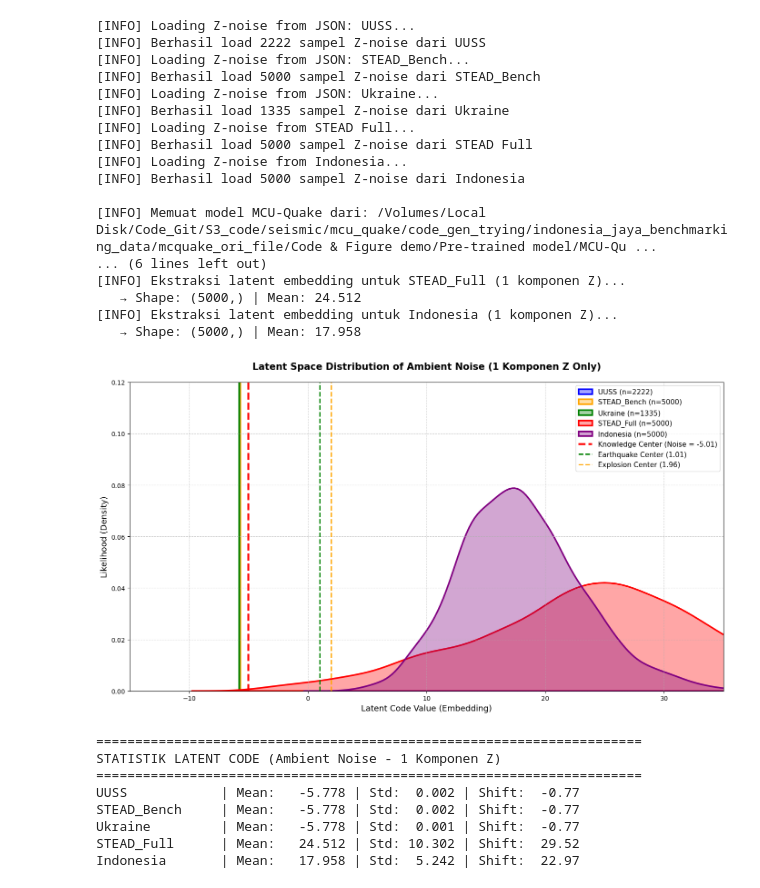
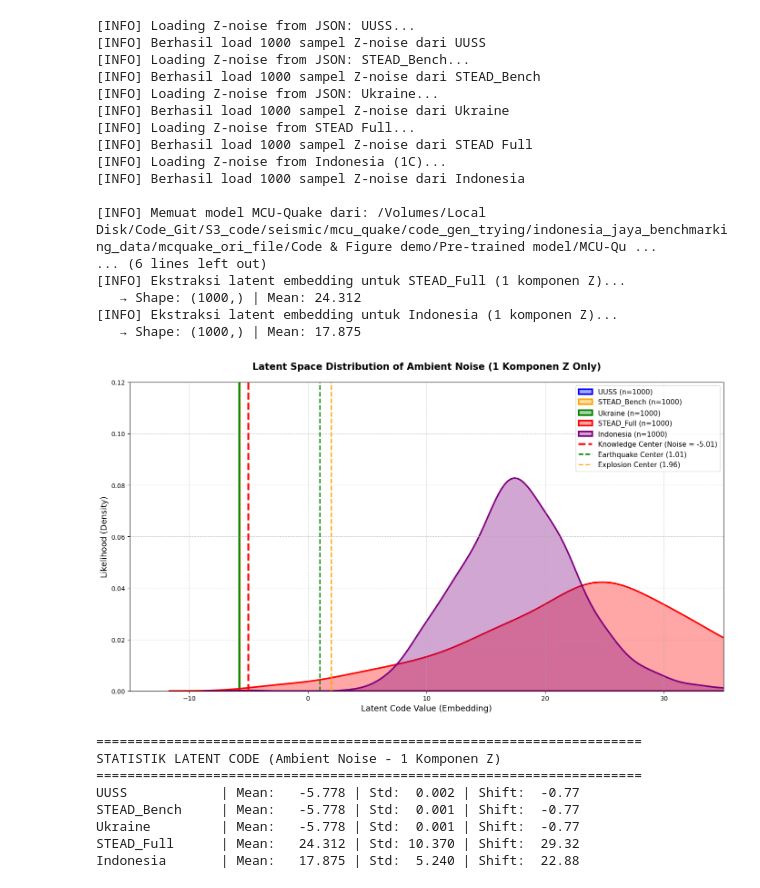
Before and after one commit to verykurniabakti/seismiccode, a Jupyter notebook: mcu_quake/code_gen_trying/indonesia_jaya_benchmarking_data/noise_analisis.ipynb, the cells around one changed output. Drawn from its saved outputs; the diff is of its cells as text; code cells hidden in the pictures.

Commit message:
update data

```diff
--- a/mcu_quake/code_gen_trying/indonesia_jaya_benchmarking_data/noise_analisis.ipynb
+++ b/mcu_quake/code_gen_trying/indonesia_jaya_benchmarking_data/noise_analisis.ipynb
@@ -998,7 +924,7 @@ DATA_MAP = {
 
 STEAD_CSV = '/Volumes/Extreme SSD/stream_stead/data_stead/merge.csv'
 STEAD_HDF5 = '/Volumes/Extreme SSD/stream_stead/data_stead/merge.hdf5'
-DIR_NOISE_INDO = r"/Volumes/Local Disk/Code_Git/S3_code/seismic/mcu_quake/code_gen_trying/indonesia_jaya_benchmarking_data/indonesia_waveform_master_data/output_data_npypure_3c_noise_9s"
+DIR_NOISE_INDO = r'/Volumes/Local Disk/Code_Git/S3_code/seismic/mcu_quake/code_gen_trying/indonesia_jaya_benchmarking_data/indonesia_waveform_master_data/output_data_npypure_1c_noise_9s'
 
 TARGET_SAMPLES = 1000
 TARGET_LENGTH = 700  # 7 detik @ 100 Hz sesuai Zhi Geng
@@ -1256,9 +1155,9 @@ DATA_MAP = {
 
 STEAD_CSV = '/Volumes/Extreme SSD/stream_stead/data_stead/merge.csv'
 STEAD_HDF5 = '/Volumes/Extreme SSD/stream_stead/data_stead/merge.hdf5'
-DIR_NOISE_INDO = r"/Volumes/Local Disk/Code_Git/S3_code/seismic/mcu_quake/code_gen_trying/indonesia_jaya_benchmarking_data/indonesia_waveform_master_data/output_data_npypure_3c_noise_9s"
+DIR_NOISE_INDO = r'/Volumes/Local Disk/Code_Git/S3_code/seismic/mcu_quake/code_gen_trying/indonesia_jaya_benchmarking_data/indonesia_waveform_master_data/output_data_npypure_1c_noise_9s'
 
-TARGET_SAMPLES = 5000
+TARGET_SAMPLES = 1000
 TARGET_LENGTH = 700  # 7 detik @ 100 Hz
 
 # ==============================================================================
@@ -1297,6 +1196,7 @@ def zhi_geng_preprocess(wave, explicit_norm=None):
 # ==============================================================================
 # 3. DATA LOADING (Hanya Komponen Z)
 # ==============================================================================
+
 def load_json_noise_z(path, target, domain_name):
     print(f"[INFO] Loading Z-noise from JSON: {domain_name}...")
     with open(path, 'r') as f:
@@ -1351,25 +1251,32 @@ def load_stead_large_noise_z(csv_path, h5_path, target):
 
 
 def load_indo_noise_z(dir_path, target):
-    print(f"[INFO] Loading Z-noise from Indonesia...")
+    print(f"[INFO] Loading Z-noise from Indonesia (1C)...")
     files = glob.glob(os.path.join(dir_path, "*.npy"))
     np.random.shuffle(files)
 
     samples = []
     for f in files:
         try:
-            wave_3c = np.load(f).astype(np.float32)
-            if wave_3c.ndim == 2 and wave_3c.shape[0] >= 100:
-                z_noise = wave_3c[:, 2]          # ← Hanya ambil komponen Z
-                z_processed = zhi_geng_preprocess(z_noise)
-                samples.append(z_processed)
-                if len(samples) >= target:
-                    break
-        except:
+            wave = np.load(f).astype(np.float32)
+            # Karena folder 1C, kita anggap wave sudah 1D atau 2D dengan satu channel
+            if wave.ndim == 1 and len(wave) >= 100:
+                z_noise = wave
+            elif wave.ndim == 2 and wave.shape[1] == 1 and wave.shape[0] >= 100:
+                z_noise = wave[:, 0]
+            else:
+                continue
+
+            z_processed = zhi_geng_preprocess(z_noise)
+            samples.append(z_processed)
+            if len(samples) >= target:
+                break
+        except Exception:
             continue
 
     print(f"[INFO] Berhasil load {len(samples)} sampel Z-noise dari Indonesia")
     return np.array(samples)
+
 
 
 # ==============================================================================
@@ -1432,47 +1339,47 @@ if __name__ == "__main__":
     plt.ylabel("Likelihood (Density)", fontsize=13)
 
     plt.xlim(-15, 35)
     plt.ylim(0, 0.12)
     plt.legend(loc='upper right', fontsize=11)
     plt.grid(True, linestyle='--', alpha=0.6)
     plt.tight_layout()
 
     plt.savefig("latent_misalignment_noise_indonesia_Z_only.png", dpi=400, bbox_inches='tight')
     plt.show()
 
     # Statistik
     print("\n" + "="*70)
     print("STATISTIK LATENT CODE (Ambient Noise - 1 Komponen Z)")
     print("="*70)
     for domain, codes in latent_results.items():
         mean_val = np.mean(codes)
         std_val = np.std(codes)
         shift = mean_val + 5.01
         print(f"{domain:15} | Mean: {mean_val:8.3f} | Std: {std_val:6.3f} | Shift: {shift:6.2f}")
 # %% [output]
 [INFO] Loading Z-noise from JSON: UUSS...
-[INFO] Berhasil load 2222 sampel Z-noise dari UUSS
+[INFO] Berhasil load 1000 sampel Z-noise dari UUSS
 [INFO] Loading Z-noise from JSON: STEAD_Bench...
-[INFO] Berhasil load 5000 sampel Z-noise dari STEAD_Bench
+[INFO] Berhasil load 1000 sampel Z-noise dari STEAD_Bench
 [INFO] Loading Z-noise from JSON: Ukraine...
-[INFO] Berhasil load 1335 sampel Z-noise dari Ukraine
+[INFO] Berhasil load 1000 sampel Z-noise dari Ukraine
 [INFO] Loading Z-noise from STEAD Full...
-[INFO] Berhasil load 5000 sampel Z-noise dari STEAD Full
-[INFO] Loading Z-noise from Indonesia...
-[INFO] Berhasil load 5000 sampel Z-noise dari Indonesia
+[INFO] Berhasil load 1000 sampel Z-noise dari STEAD Full
+[INFO] Loading Z-noise from Indonesia (1C)...
+[INFO] Berhasil load 1000 sampel Z-noise dari Indonesia
 
 [INFO] Memuat model MCU-Quake dari: /Volumes/Local Disk/Code_Git/S3_code/seismic/mcu_quake/code_gen_trying/indonesia_jaya_benchmarking_data/mcquake_ori_file/Code & Figure demo/Pre-trained model/MCU-Qu ...
 ... (6 lines left out)
 [INFO] Ekstraksi latent embedding untuk STEAD_Full (1 komponen Z)...
-   → Shape: (5000,) | Mean: 24.512
+   → Shape: (1000,) | Mean: 24.312
 [INFO] Ekstraksi latent embedding untuk Indonesia (1 komponen Z)...
-   → Shape: (5000,) | Mean: 17.958
+   → Shape: (1000,) | Mean: 17.875
-[figure, old version]
+[figure, new version]
 ======================================================================
 STATISTIK LATENT CODE (Ambient Noise - 1 Komponen Z)
 ======================================================================
 UUSS            | Mean:   -5.778 | Std:  0.002 | Shift:  -0.77
-STEAD_Bench     | Mean:   -5.778 | Std:  0.002 | Shift:  -0.77
+STEAD_Bench     | Mean:   -5.778 | Std:  0.001 | Shift:  -0.77
 Ukraine         | Mean:   -5.778 | Std:  0.001 | Shift:  -0.77
-STEAD_Full      | Mean:   24.512 | Std: 10.302 | Shift:  29.52
-Indonesia       | Mean:   17.958 | Std:  5.242 | Shift:  22.97
+STEAD_Full      | Mean:   24.312 | Std: 10.370 | Shift:  29.32
+Indonesia       | Mean:   17.875 | Std:  5.240 | Shift:  22.88
```
Also changed, not shown: parts of 11 cells of this notebook, 19 other files.
